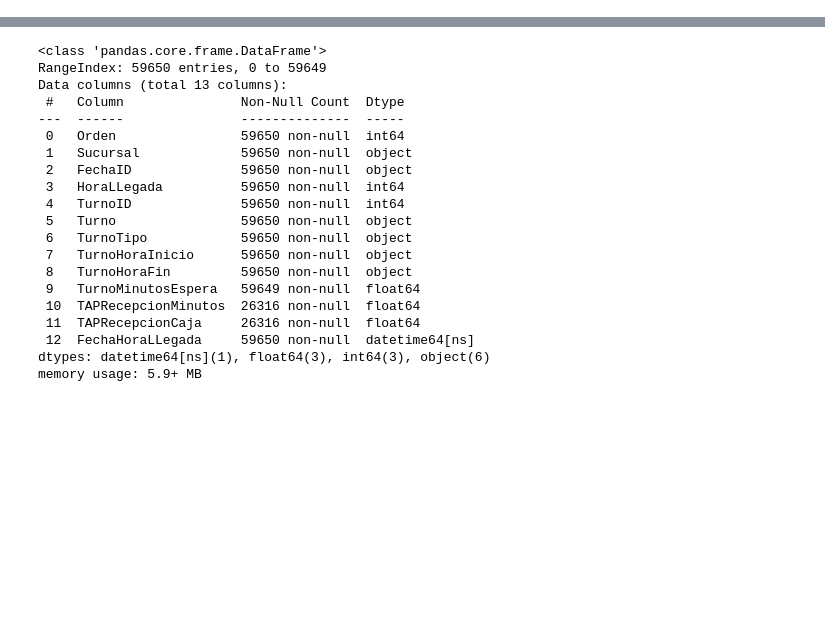
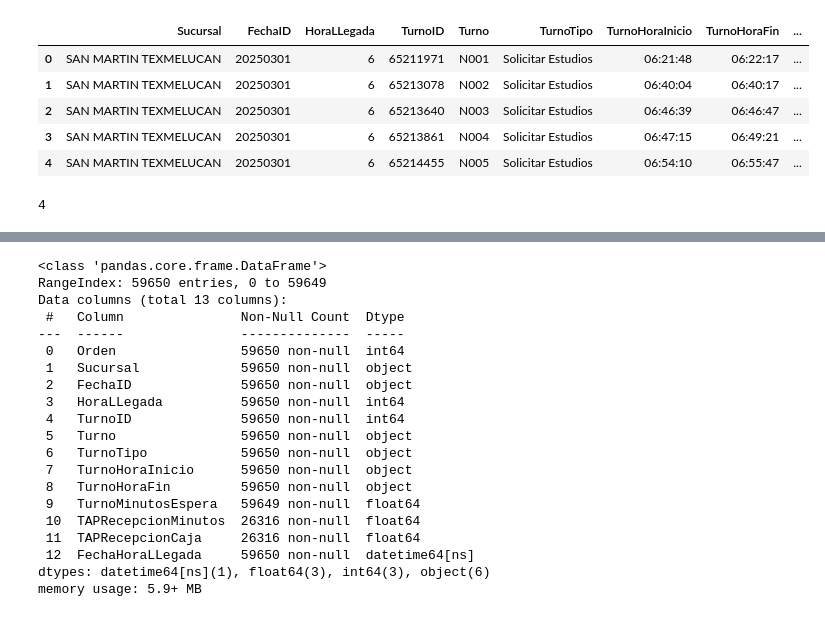
Before and after one commit to Aleevz/saludDignaProject, a Jupyter notebook: Problema1Ideas.ipynb, the cells around one changed output, grey strips where cells are left out. Drawn from its saved outputs; the diff is of its cells as text; code cells hidden in the pictures; blank space fills up the shorter version.

```diff
--- a/Problema1Ideas.ipynb
+++ b/Problema1Ideas.ipynb
@@ -7,3 +7,17 @@ import numpy as np
 import matplotlib.pyplot as plt
 import seaborn as sns
 sns.set_theme()
+# %%
+df_nuevo = pd.read_excel('data/ReporteTurnosPacientes.xlsx')
+df_nuevo.head()
+# %% [output]
+|  | Sucursal | FechaID | HoraLLegada | TurnoID | Turno | TurnoTipo | TurnoHoraInicio | TurnoHoraFin | ... |
+| 0 | SAN MARTIN TEXMELUCAN | 20250301 | 6 | 65211971 | N001 | Solicitar Estudios | 06:21:48 | 06:22:17 | ... |
+| 1 | SAN MARTIN TEXMELUCAN | 20250301 | 6 | 65213078 | N002 | Solicitar Estudios | 06:40:04 | 06:40:17 | ... |
+| 2 | SAN MARTIN TEXMELUCAN | 20250301 | 6 | 65213640 | N003 | Solicitar Estudios | 06:46:39 | 06:46:47 | ... |
+| 3 | SAN MARTIN TEXMELUCAN | 20250301 | 6 | 65213861 | N004 | Solicitar Estudios | 06:47:15 | 06:49:21 | ... |
+| 4 | SAN MARTIN TEXMELUCAN | 20250301 | 6 | 65214455 | N005 | Solicitar Estudios | 06:54:10 | 06:55:47 | ... |
+# %%
+df_nuevo['TAPRecepcionCaja'].nunique()
+# %% [output]
+4
```
Also changed, not shown: parts of 16 cells of this notebook, 9 other files.
